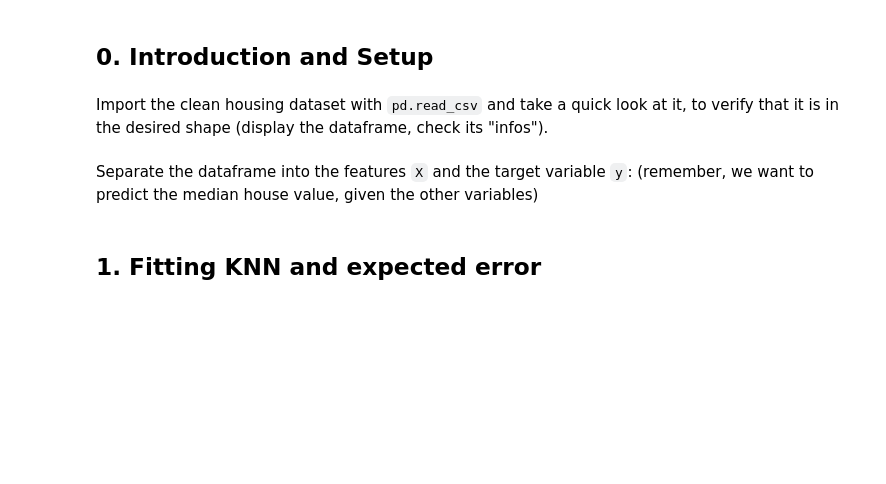
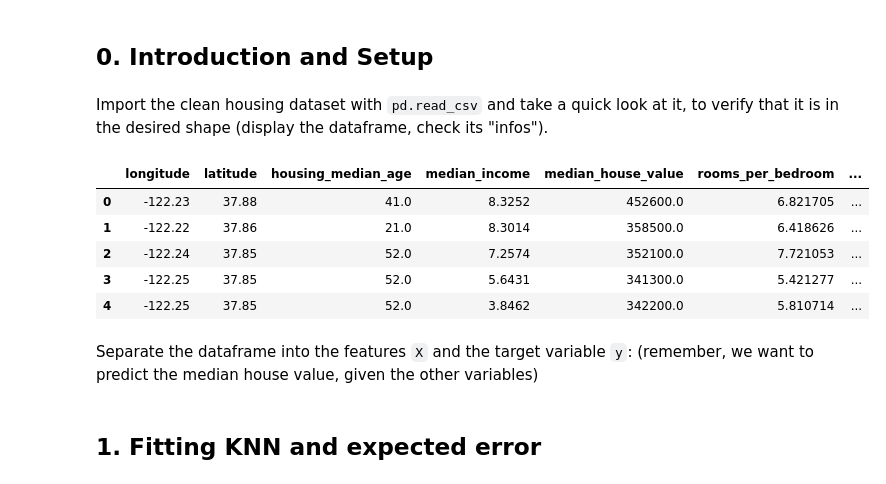
Before and after one commit to EdouarddDw/machine-learning, a Jupyter notebook: TPs/Exercise_03.ipynb, the cells around one changed output. Saved outputs shown, nothing was run; the diff lists cells and outputs as text; code cells hidden in the pictures; blank space fills up the shorter version.

```diff
--- a/TPs/Exercise_03.ipynb
+++ b/TPs/Exercise_03.ipynb
@@ -17,5 +17,16 @@ import numpy as np
 import pandas as pd
 # %% [markdown]
 Import the clean housing dataset with `pd.read_csv` and take a quick look at it, to verify that it is in the desired shape (display the dataframe, check its "infos").
+# %%
+housing = pd.read_csv('housing_clean.csv')
+# %%
+housing.head()
+# %% [output]
+|  | longitude | latitude | housing_median_age | median_income | median_house_value | rooms_per_bedroom | ... |
+| 0 | -122.23 | 37.88 | 41.0 | 8.3252 | 452600.0 | 6.821705 | ... |
+| 1 | -122.22 | 37.86 | 21.0 | 8.3014 | 358500.0 | 6.418626 | ... |
+| 2 | -122.24 | 37.85 | 52.0 | 7.2574 | 352100.0 | 7.721053 | ... |
+| 3 | -122.25 | 37.85 | 52.0 | 5.6431 | 341300.0 | 5.421277 | ... |
+| 4 | -122.25 | 37.85 | 52.0 | 3.8462 | 342200.0 | 5.810714 | ... |
 # %% [markdown]
 Separate the dataframe into the features `X` and the target variable `y`: (remember, we want to predict the median house value, given the other variables)
```
Also changed, not shown: parts of 36 cells of this notebook, 1 other file.
